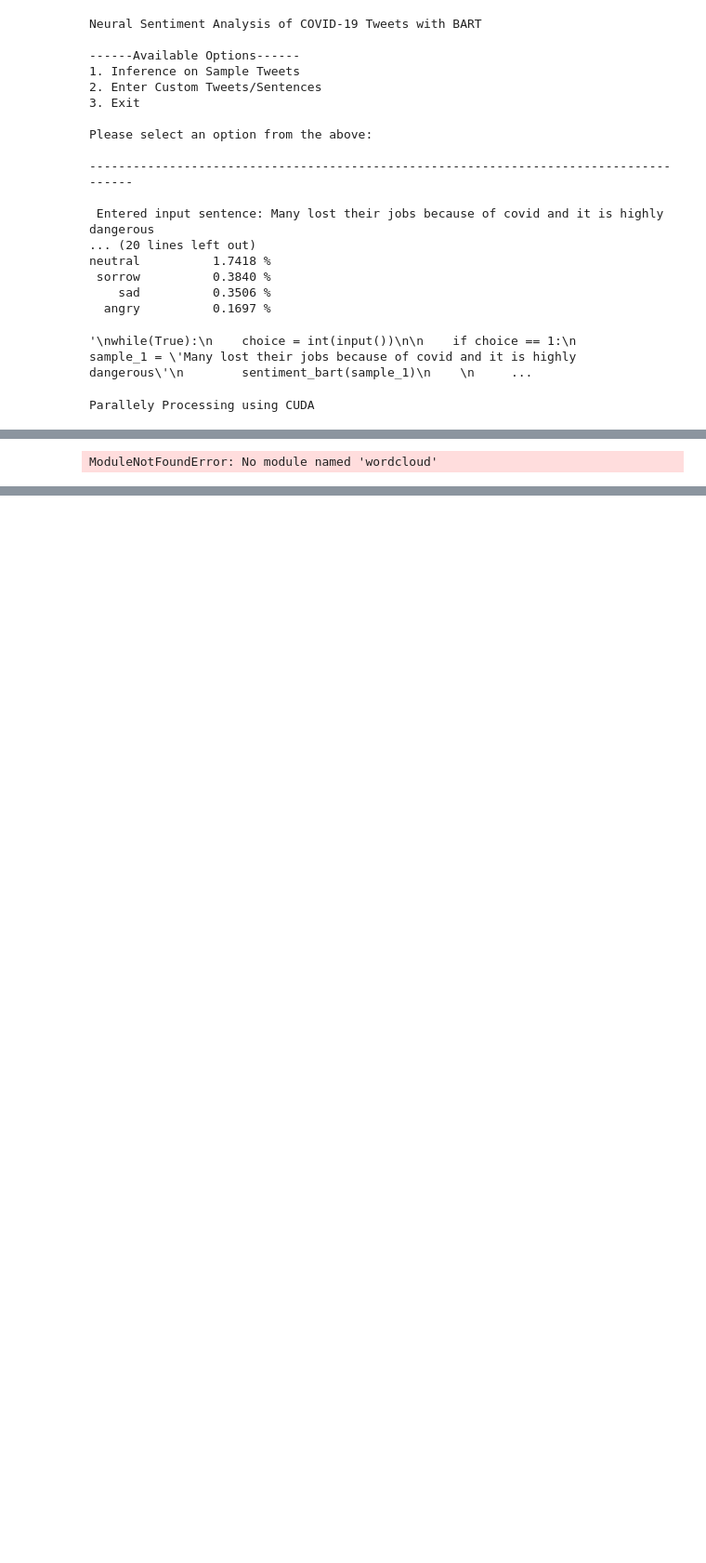
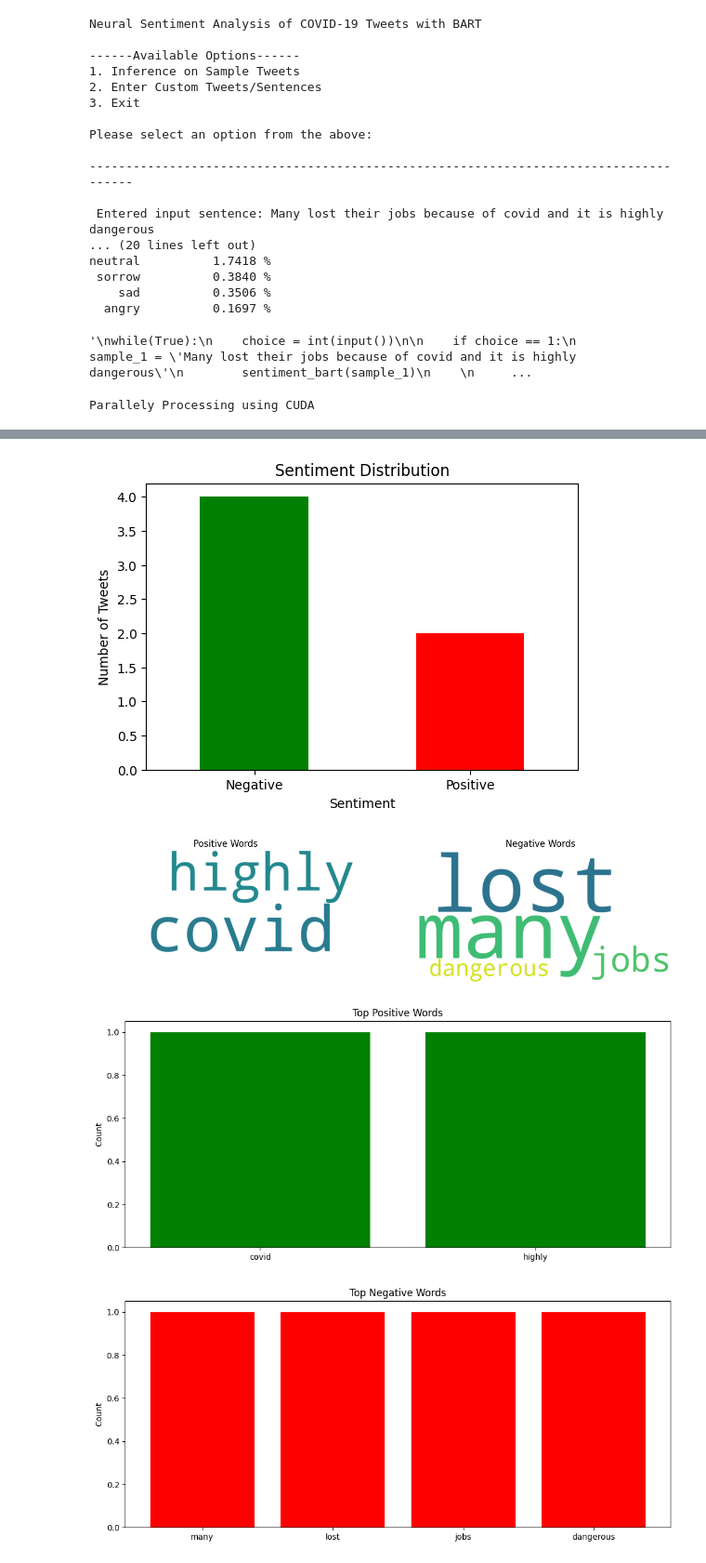
Before and after one commit to NoHaxsJustAsian/positive-llm-chatbot, a Jupyter notebook: bert_sent_analysis.ipynb, the cells around one changed output, grey strips where cells are left out. Shown: that part at 93% size. Drawn from its saved outputs; the diff is of its cells as text; code cells hidden in the pictures; blank space fills up the shorter version.

```diff
--- a/bert_sent_analysis.ipynb
+++ b/bert_sent_analysis.ipynb
@@ -168,6 +196,7 @@ def tokenize(tweet):
 
 # Predict the sentiment of the tweet - performs binary classification using the model inference
 def sentiment(net, test_tweet, seq_length=50):
+    net.eval()
     print("\n--------------------------------------------------------------------------------------")
     print(f"\n Original input sentence: {test_tweet}")
     test_tweet = text_preprocessing(test_tweet)
@@ -439,6 +488,7 @@ Average Test Accuracy: 0.8641
 import matplotlib.pyplot as plt
 %pip install wordcloud
 from wordcloud import WordCloud
+from collections import Counter
 
 # Driver program
 print("Neural Sentiment Analysis of COVID-19 Tweets with Deep LSTM")
@@ -448,9 +498,9 @@ print("2. Enter Custom Tweets/Sentences")
 print("3. Exit")
 print("\nPlease select an option from the above:")
 
-sample_1 = 'Many lost their jobs because of covid and it is highly dangerous'
+tweets = "Many lost their jobs because of covid and it is highly dangerous"
 
-results, word_collection = sentiment(net, sample_1)
+results, word_collection = sentiment(net, tweets)
 sentiment_counts = pd.value_counts(results["Sentiment"])
 plt.figure(figsize=(6, 4))
 sentiment_counts.plot(kind='bar', color=['green', 'red'])
@@ -467,4 +517,24 @@ for i, sentiment in enumerate(['Positive', 'Negative'], 1):
     plt.title(f'{sentiment} Words')
     plt.axis('off')
 plt.show()
+
+
+word_counts_positive = Counter(word_collection['Positive'])
+word_counts_negative = Counter(word_collection['Negative'])
+
+top_n = 10
+most_common_positive = word_counts_positive.most_common(top_n)
+most_common_negative = word_counts_negative.most_common(top_n)
+
+plt.figure(figsize=(12, 5))
+plt.bar([word for word, count in most_common_positive], [count for word, count in most_common_positive], color='green')
+plt.title('Top Positive Words')
+plt.ylabel('Count')
+plt.show()
+
+plt.figure(figsize=(12, 5))
+plt.bar([word for word, count in most_common_negative], [count for word, count in most_common_negative], color='red')
+plt.title('Top Negative Words')
+plt.ylabel('Count')
+plt.show()
 # %% [output]
@@ -473 +557,0 @@ Note: you may need to restart the kernel to use updated packages.
-ModuleNotFoundError: No module named 'wordcloud'
@@ -492,0 +558,4 @@ ERROR: Could not install packages due to an OSError: [WinError 2] The system can
+[figure, added]
+[figure, added]
+[figure, added]
+[figure, added]
```
Also changed, not shown: parts of 8 cells of this notebook, 1 other file.
